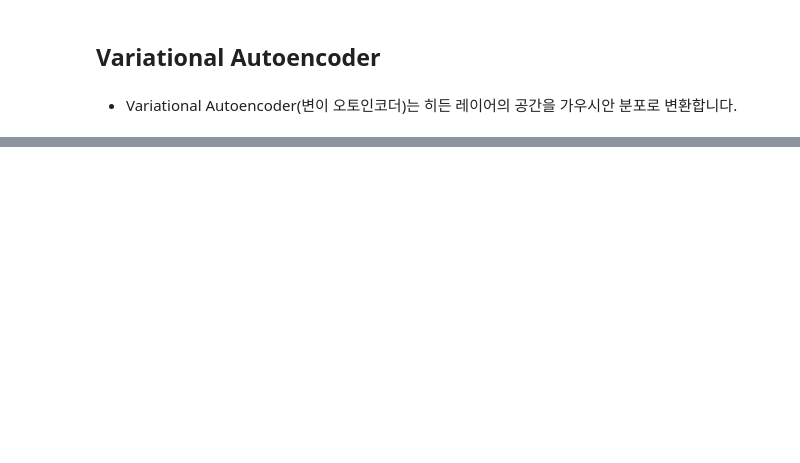
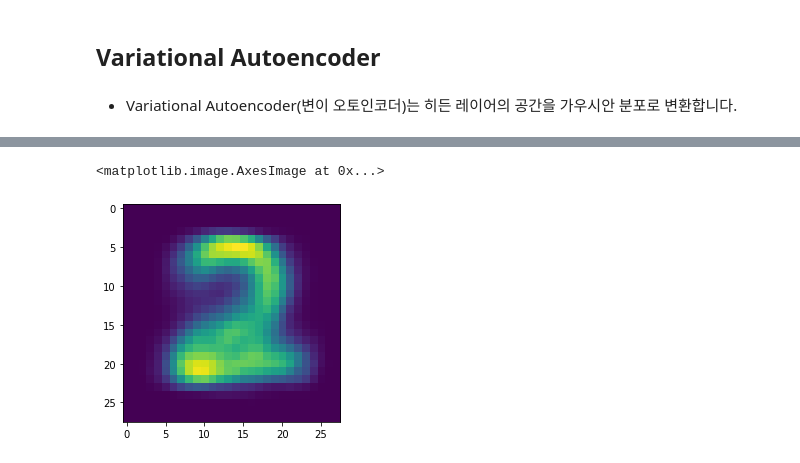
Before and after one commit to bjmin/bmin_comphys, a Jupyter notebook: ml/ml12/mlphys12-1.ipynb, the cells around one changed output, grey strips where cells are left out. Cells and saved outputs as stored; diff of their text form; code cells hidden in the pictures; blank space fills up the shorter version.

```diff
--- a/ml/ml12/mlphys12-1.ipynb
+++ b/ml/ml12/mlphys12-1.ipynb
@@ -107,0 +137,13 @@ y = y_decoder(z_decoded)
+# %%
+# encoder
+from keras import backend as K
+
+def sampling(args):
+    z_mean, z_log_var = args
+    epsilon = K.random_normal(shape=(K.shape(z_mean)[0], latent_dim),mean=0., stddev=1)
+    return z_mean + K.exp(0.5*z_log_var) * epsilon
+
+z = layers.Lambda(sampling)([z_mean, z_log_var]) # Lambda: 레이어로 만들어주는 명령어
+
+encoder=models.Model(inputs, [z_mean, z_log_var, z], name='encoder')
+encoder.summary()
@@ -107,0 +170,19 @@ y = y_decoder(z_decoded)
+# %%
+# decoder
+latent_inputs = layers.Input(shape=(latent_dim,), name='z_sampling')
+x = layers.Dense(intermediate_dim, activation='relu')(latent_inputs)
+outputs = layers.Dense(original_dim, activation='sigmoid')(x)
+decoder = models.Model(latent_inputs, outputs, name='decoder')
+
+outputs = decoder(encoder(inputs)[2])
+vae = models.Model(inputs, outputs)
+# %%
+# vae
+reconstruction_loss = keras.losses.binary_crossentropy(inputs, outputs)
+reconstruction_loss *= original_dim
+kl_loss = -0.5*(K.sum(1 + z_log_var - K.square(z_mean) - K.exp(z_log_var), axis=-1))
+vae_loss = K.mean(reconstruction_loss + kl_loss)
+vae.add_loss(vae_loss)
+vae.compile(optimizer='nadam')
+# %%
+vae.fit(X_train,X_train,epochs=10,batch_size=128)
@@ -107,0 +216,6 @@ y = y_decoder(z_decoded)
+# %%
+pre_vae=vae.predict(X_test)
+plt.imshow(pre_vae[1].reshape(28,28))
+# %% [output]
+<matplotlib.image.AxesImage at 0x...>
+[figure, added]
```
Also changed, not shown: parts of 19 cells of this notebook.
